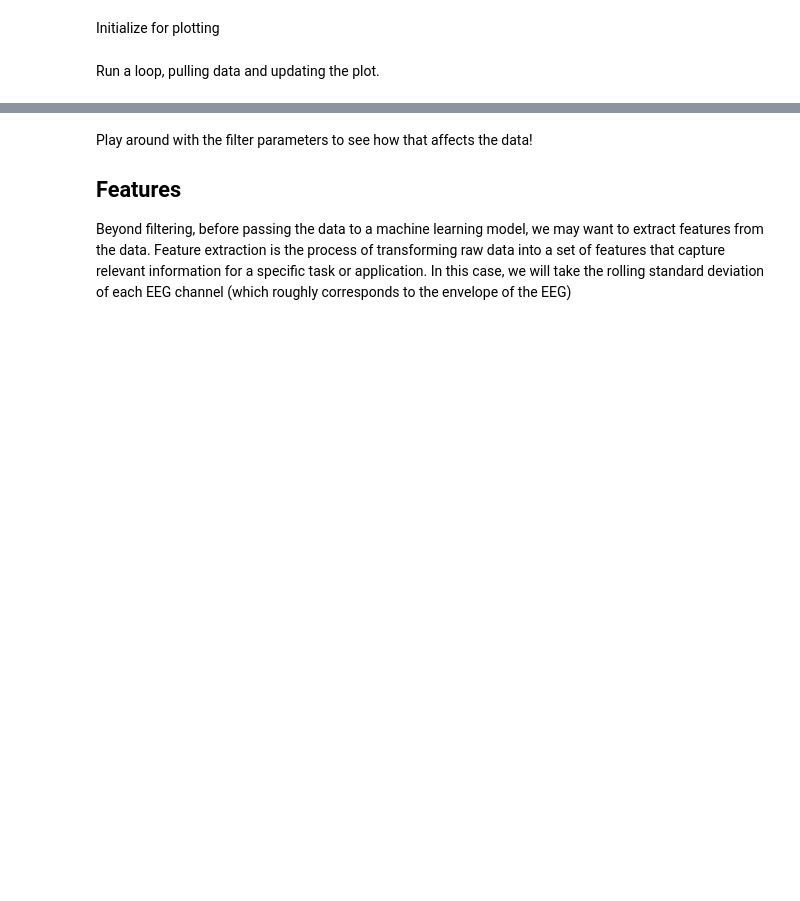
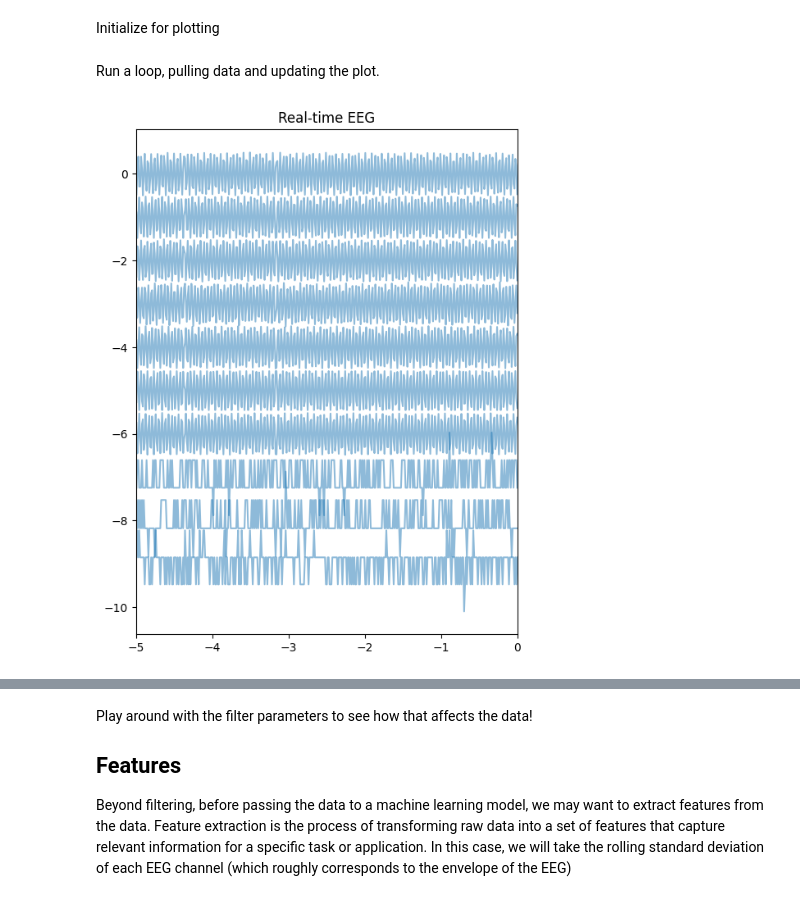
Before and after one commit to BCI-I/MIT-BCI-Hackathon, a Jupyter notebook: tutorials/xon_duckiematrix/02_eeg_setup.ipynb, the cells around one changed output, grey strips where cells are left out. Cells and saved outputs as stored; diff of their text form; code cells hidden in the pictures; blank space fills up the shorter version.

```diff
--- a/tutorials/xon_duckiematrix/02_eeg_setup.ipynb
+++ b/tutorials/xon_duckiematrix/02_eeg_setup.ipynb
@@ -25,6 +27,6 @@ plt.ion()
 # %%
 # Resolve EEG streams
-streams = resolve_stream()
+streams = resolve_streams()
 
 # Iterate through streams
 print(f"Found {len(streams)} streams")
@@ -71,8 +87,10 @@ window: Scalar. Window size in seconds for data caching and
 buf: Int. Number of second for the data stream buffer.
 subsample_plot: Int. Stride for subsampling data when plotting.
 # %%
-stream: StreamInfo = get_lsl_stream("YOUR_STREAM_NAME")
 window: int=5
 buf: int=1
 subsample_plot: int=3
 plot: bool=True
+
+STREAM_NAME = "X.on-102106-0035"  # Replace with your stream name
+stream: StreamInfo = get_lsl_stream(STREAM_NAME)
@@ -90,7 +111,8 @@ n_chan = info.channel_count()
 times = np.arange(-window, 0, 1. / sfreq)
 data = np.zeros((n_samples, n_chan))
 # %%
-def pull_data(inlet: StreamInlet, times: np.ndarray, data: np.ndarray, sfreq: int, window: int, n_samples: int, filter_fn:Optional[Callable]=None,) -> None:
+def pull_data(inlet: StreamInlet, times: np.ndarray, data: np.ndarray,
+              sfreq: int, window: int, n_samples: int, filter_fn:Optional[Callable]=None,) -> Tuple:
     samples, timestamps = inlet.pull_chunk(
             timeout=0.01, max_samples=24)
     while inlet.samples_available() > 50:
@@ -99,7 +121,7 @@ def pull_data(inlet: StreamInlet, times: np.ndarray, data: np.ndarray, sfreq: in
 
     if not (isinstance(timestamps, list) and len(timestamps) > 1):
         sleep(0.01)
-        return
+        return times, data
 
     # Dejitter and append times
     num_new_samples = len(timestamps)
@@ -116,5 +138,6 @@ def pull_data(inlet: StreamInlet, times: np.ndarray, data: np.ndarray, sfreq: in
     # Add new data
     data = np.vstack([data, samples])
     data = data[-n_samples:]
+    return times, data
 # %% [markdown]
 Initialize for plotting
@@ -154,14 +176,34 @@ Run a loop, pulling data and updating the plot.
 # %%
 N_STEPS = 1000
 UPDATE_PLOT_EVERY = int(0.2 / (12 / sfreq))
 
+%matplotlib inline
+
+fig, ax_raw = plt.subplots(figsize=(6, 8))
+times_plot = times[::subsample_plot]
+
+# Data lines
+lines_data = []
+for channel in range(n_chan):
+    line, = ax_raw.plot(
+        times_plot, np.zeros_like(times_plot) - channel, lw=1)
+    lines_data.append(line)
+lines_data = lines_data
+ax_raw.set_ylim(-n_chan - 0.5, 0.5)
+ax_raw.set_xlabel('Time (s)')
+ax_raw.xaxis.grid(False)
+ax_raw.set_yticks(np.arange(0, -n_chan, -1))
+
+
 update_idx = 0
-for _ in range(N_STEPS):
-    pull_data(inlet, times, data, sfreq, window, n_samples)
+for i in range(N_STEPS):
+    times, data = pull_data(inlet, times, data, sfreq, window, n_samples)
 
     if update_idx % UPDATE_PLOT_EVERY == 0:
-        update_plot(times, data, lines_data, ax_raw, window, subsample_plot)
+        update_plot(fig, times, data, lines_data, ax_raw, window, subsample_plot)
     update_idx += 1
+# %% [output]
+[figure, added]
 # %% [markdown]
 ## Filtering data
 
```
Also changed, not shown: parts of 13 cells of this notebook, 4 other files.
